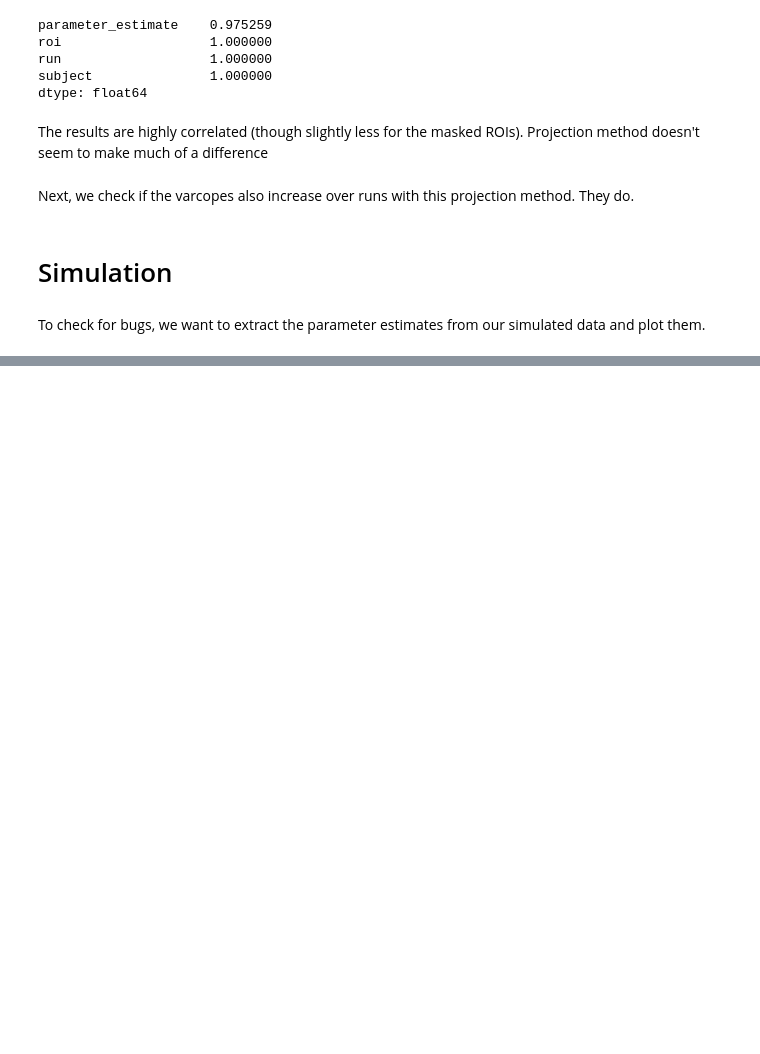
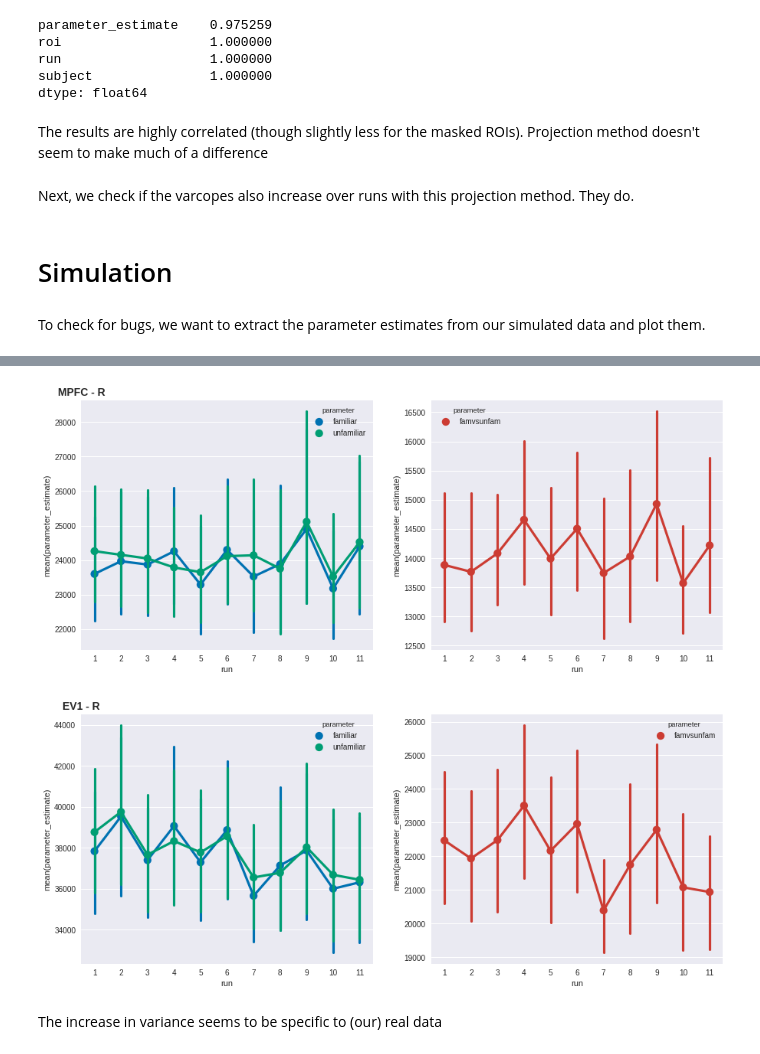
Before and after one commit to oliver-contier/famface-temporal-dynamics, a Jupyter notebook: notebooks/plot_mean_betas.ipynb, the cells around one changed output, grey strips where cells are left out. Saved outputs shown, nothing was run; the diff lists cells and outputs as text; code cells hidden in the pictures; blank space fills up the shorter version.

```diff
--- a/notebooks/plot_mean_betas.ipynb
+++ b/notebooks/plot_mean_betas.ipynb
@@ -449,0 +479,31 @@ for roilabel in ['MPFC - R', 'EV1 - R']:
+# %%
+# we simulated activation in ROI with value labels 2 and 24
+for roilabel in ['MPFC - R', 'EV1 - R']:
+
+    # initiating subplots
+    fig, (ax1, ax2) = plt.subplots(ncols=2, sharey=False, figsize=(15,6))
+
+    # plot two columns
+    c1 = sns.factorplot('run', hue='parameter', y='parameter_estimate', ax=ax1, palette='colorblind',
+                            data=df_sim[(df_sim.stats=='varcope') & (df_sim.label==roilabel)][(df_sim.parameter == 'familiar') | (df_sim.parameter=='unfamiliar')],
+                            kind='point',
+                            ci=95)
+
+    c2 = sns.factorplot('run', hue='parameter', y='parameter_estimate', ax=ax2, palette=ocred,
+                            data=df_sim[(df_sim.stats=='varcope') & (df_sim.label==roilabel)][df_sim.parameter == 'famvsunfam'],
+                            kind='point',
+                            ci=95)
+
+
+    ax1.title.set_text(roilabel)
+    ax1.title.set_position(xy=[0, 1])
+    ax1.title.set_fontproperties(title_font)
+
+    # close redundent subplots, that are produced for unknown reasons...
+    plt.close(c1.fig)
+    plt.close(c2.fig)
+# %% [output]
+[figure, added]
+[figure, added]
+# %% [markdown]
+The increase in variance seems to be specific to (our) real data
```
Also changed, not shown: parts of 4 cells of this notebook.
